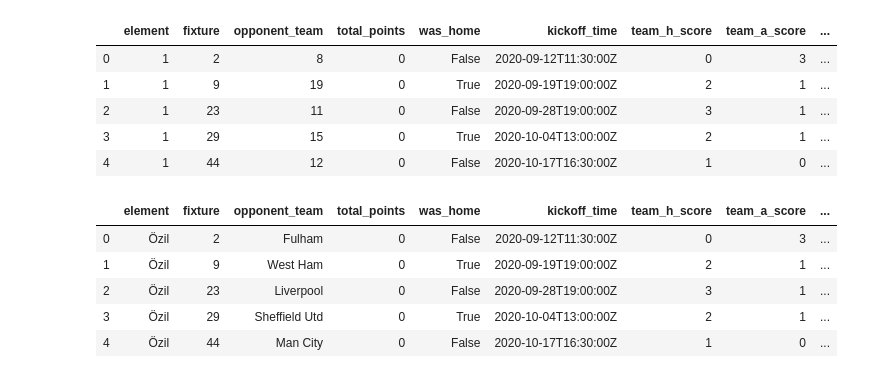
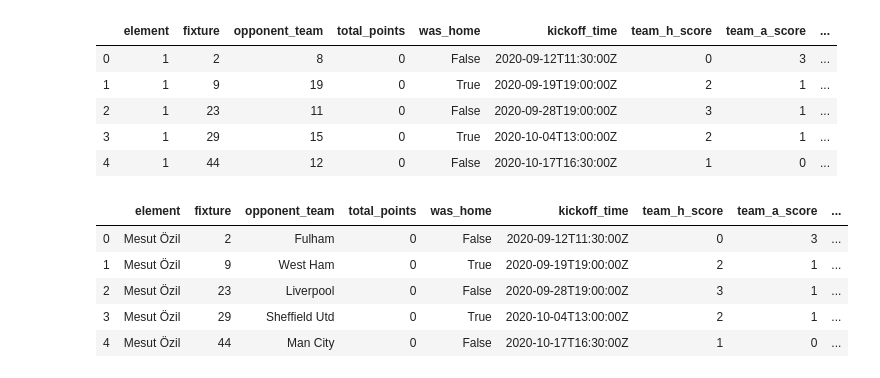
Before and after one commit to tryggviskarp/FPL, a Jupyter notebook: FPLdutl.ipynb, the cells around one changed output. Drawn from its saved outputs; the diff is of its cells as text; code cells hidden in the pictures.

```diff
--- a/FPLdutl.ipynb
+++ b/FPLdutl.ipynb
@@ -51,6 +60,6 @@ teams_df.head() #maybe use strength later on
 # %%
 # we select the following columns to our "slim" df, more can be added
-slim_elements_df = elements_df[['web_name','team','element_type','selected_by_percent','now_cost','minutes','goals_scored','assists','bps','clean_sheets','transfers_in','transfers_out','transfers_in_event','transfers_out_event','value_season','value_form','form','total_points','direct_freekicks_order','penalties_order']]
+slim_elements_df = elements_df[['first_name','second_name','team','element_type','selected_by_percent','now_cost','minutes','goals_scored','assists','bps','clean_sheets','transfers_in','transfers_out','transfers_in_event','transfers_out_event','value_season','value_form','form','total_points','direct_freekicks_order','penalties_order']]
 #change some category numbers to more descriptive vars, change back before forecasting
 slim_elements_df['position'] = slim_elements_df.element_type.map(elements_types_df.set_index('id').singular_name_short)
 slim_elements_df['team'] = slim_elements_df.team.map(teams_df.set_index('id').short_name)
@@ -309,16 +345,18 @@ all_history_df.head()
 | 3 | 1 | 29 | 15 | 0 | True | 2020-10-04T13:00:00Z | 2 | 1 | ... |
 | 4 | 1 | 44 | 12 | 0 | False | 2020-10-17T16:30:00Z | 1 | 0 | ... |
 # %%
-all_history_df['element'] = all_history_df.element.map(elements_df.set_index('id').web_name)
+all_history_df['first_name'] = all_history_df.element.map(elements_df.set_index('id').first_name)
+all_history_df['second_name'] = all_history_df.element.map(elements_df.set_index('id').second_name)
+all_history_df['element'] = all_history_df.first_name + " " + all_history_df.second_name
 all_history_df['opponent_team'] = all_history_df.opponent_team.map(teams_df.set_index('id').name)
 all_history_df.head()
 # %% [output]
 |  | element | fixture | opponent_team | total_points | was_home | kickoff_time | team_h_score | team_a_score | ... |
-| 0 | Özil | 2 | Fulham | 0 | False | 2020-09-12T11:30:00Z | 0 | 3 | ... |
-| 1 | Özil | 9 | West Ham | 0 | True | 2020-09-19T19:00:00Z | 2 | 1 | ... |
-| 2 | Özil | 23 | Liverpool | 0 | False | 2020-09-28T19:00:00Z | 3 | 1 | ... |
-| 3 | Özil | 29 | Sheffield Utd | 0 | True | 2020-10-04T13:00:00Z | 2 | 1 | ... |
-| 4 | Özil | 44 | Man City | 0 | False | 2020-10-17T16:30:00Z | 1 | 0 | ... |
+| 0 | Mesut Özil | 2 | Fulham | 0 | False | 2020-09-12T11:30:00Z | 0 | 3 | ... |
+| 1 | Mesut Özil | 9 | West Ham | 0 | True | 2020-09-19T19:00:00Z | 2 | 1 | ... |
+| 2 | Mesut Özil | 23 | Liverpool | 0 | False | 2020-09-28T19:00:00Z | 3 | 1 | ... |
+| 3 | Mesut Özil | 29 | Sheffield Utd | 0 | True | 2020-10-04T13:00:00Z | 2 | 1 | ... |
+| 4 | Mesut Özil | 44 | Man City | 0 | False | 2020-10-17T16:30:00Z | 1 | 0 | ... |
 # %%
 #drop all players that have not played 180 minutes
 all_history_df = all_history_df[~all_history_df.element.isin(idle_players)]
```
Also changed, not shown: parts of 47 cells of this notebook.
